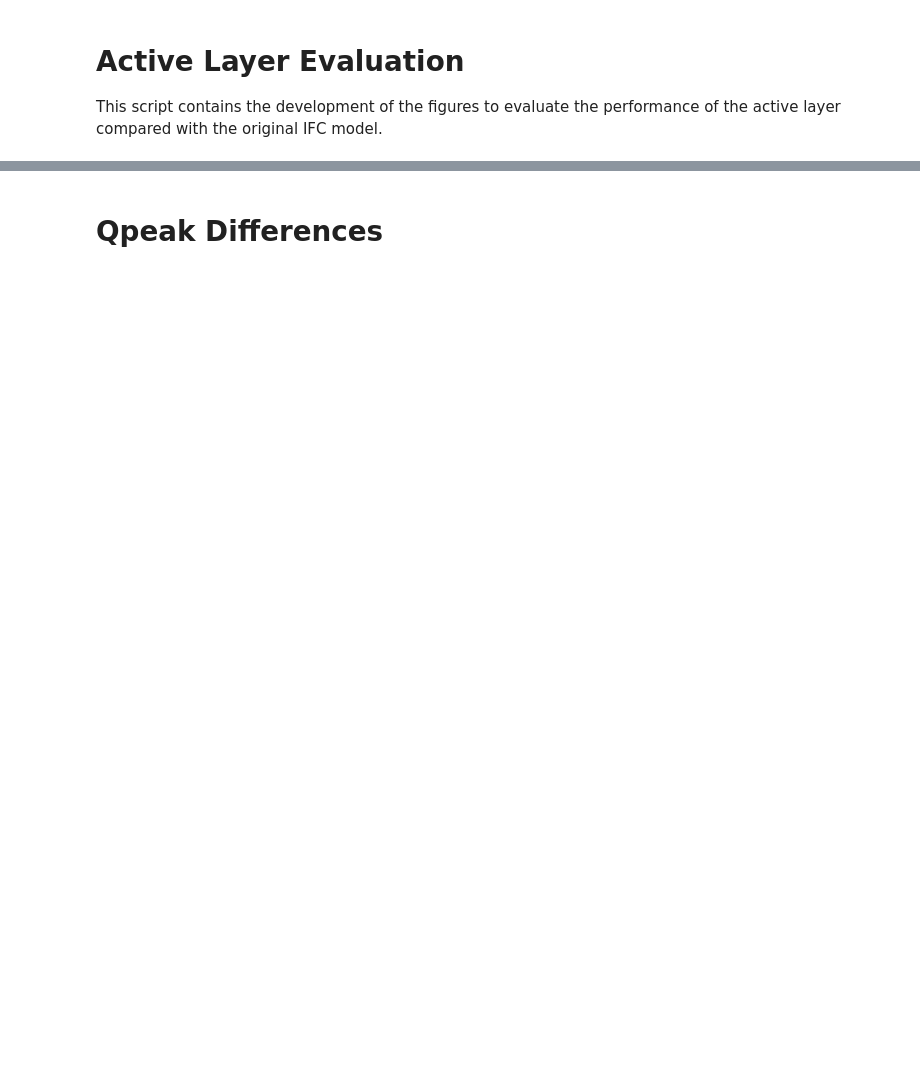
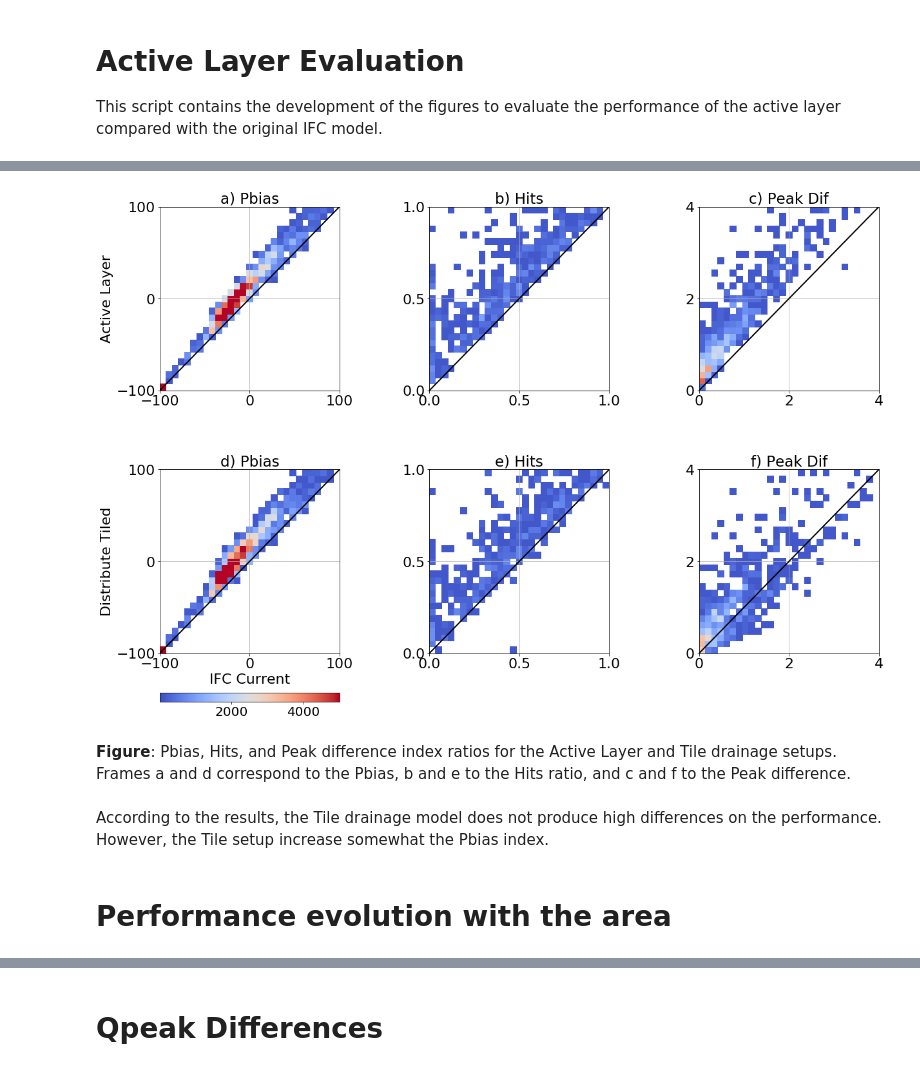
Before and after one commit to nicolas998/active_layer_evaluation, a Jupyter notebook: 01_Active_layer_evaluation.ipynb, the cells around one changed output, grey strips where cells are left out. Drawn from its saved outputs; the diff is of its cells as text; code cells hidden in the pictures; blank space fills up the shorter version.

```diff
--- a/01_Active_layer_evaluation.ipynb
+++ b/01_Active_layer_evaluation.ipynb
@@ -15,0 +114,58 @@ colors = ['#52270C','#A1623B','#E7A011','#F3DE0A']
+# %%
+fig = pl.figure(figsize=(20,15))
+gs = gridspec.GridSpec(2,3,)# height_ratios = [1.3,0.9])
+gs.update(wspace=0.5, hspace=0.001)
+
+names = ['a) Pbias','b) Hits','c) Peak Dif',
+        'd) Pbias','e) Hits','f) Peak Dif']
+Metrics2eval = ['pbias','Hits','PeakDif']
+ranges = [[-100,100],[0,1],[0,4]]
+bins = [np.linspace(-100,100,30),np.linspace(0,1,30),np.linspace(0,4,30)]
+
+for i,met,ran,name,n2,bins_1, bins_2, limi in zip(range(4), Metrics2eval, ranges, names, names2,bins, bins2, limits):
+
+    #Draw the 2d histogram
+    ax = fig.add_subplot(gs[i])
+    ax,cmap = plot_hist2d(ax, Ymet, 'ifc-hlm','a-hlm', bins = bins_1, metric = met,
+                     x1 = ran[0], x2 = ran[-1],
+                     y=np.arange(2008,2019), vmin = 1, vmax = 5000, cmin = 1, cmap = True)
+    ax.set_yticks(ax.get_xticks()[::2])
+    ax.set_xticks(ax.get_yticks())
+    ax.grid()
+    ax.tick_params(labelsize = 22)
+    ax.set_title(name, size = 23)
+
+    cmap.remove()
+    ax2 = fig.add_subplot(gs[i+3])
+    ax2,cmap2 = plot_hist2d(ax2, Ymet, 'ifc-hlm','d-hlm', bins = bins_1, metric = met,
+                     x1 = ran[0], x2 = ran[-1],
+                     y=np.arange(2008,2019), vmin = 1, vmax = 5000, cmin = 1, cmap = True)
+    ax2.grid()
+    ax2.tick_params(labelsize = 22)
+    ax2.set_yticks(ax2.get_xticks()[::2])
+    ax2.set_xticks(ax2.get_yticks())
+    ax2.set_title(names[i+3], size = 23)
+
+    if i > 0:
+        ax.set_ylabel('')
+        ax.set_xlabel('')
+        ax2.set_ylabel('')
+        ax2.set_xlabel('')
+        cmap2.remove()
+    else:
+        ax.set_ylabel('Active Layer', size = 22)
+        ax2.set_ylabel('Distribute Tiled', size = 22)
+        ax2.set_xlabel('IFC Current', size = 22)
+        ax.set_xlabel('')
+        cmap2.ax.set_xticks([0,1000,2000,4000])
+        #cmap2.ax.set_xticklabels(['1k','','3K','','5K'])
+
+pl.savefig('figures/pbias_hist_peakdif.png',bbox_inches = 'tight')
+# %% [output]
+[figure, added]
+# %% [markdown]
+**Figure**: Pbias, Hits, and Peak difference index ratios for the Active Layer and Tile drainage setups. Frames a and d correspond to the Pbias, b and e to the Hits ratio, and c and f to the Peak difference.
+# %% [markdown]
+According to the results, the Tile drainage model does not produce high differences on the performance. However, the Tile setup increase somewhat the Pbias index.
+# %% [markdown]
+# Performance evolution with the area
```
Also changed, not shown: parts of 22 cells of this notebook, 6 other files.
